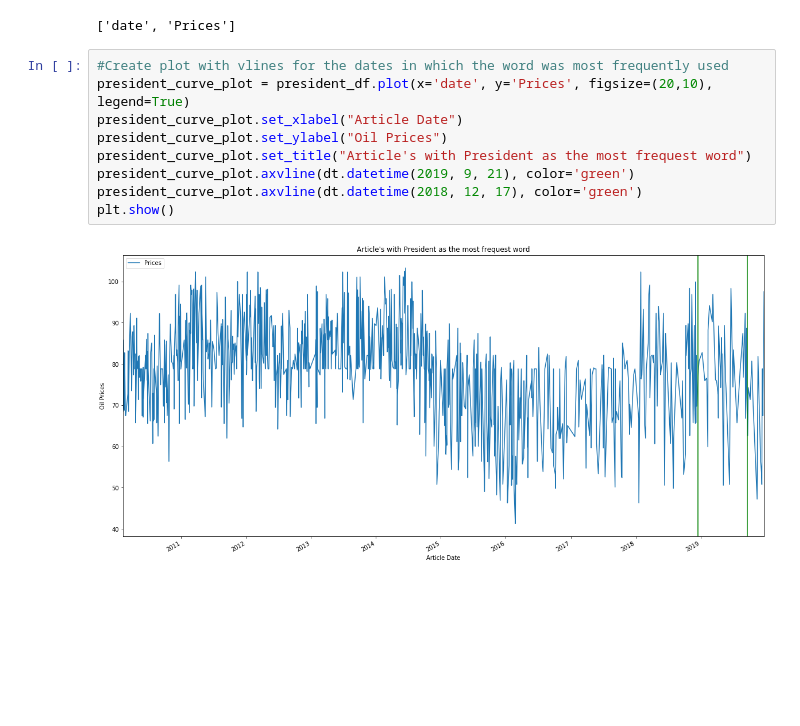
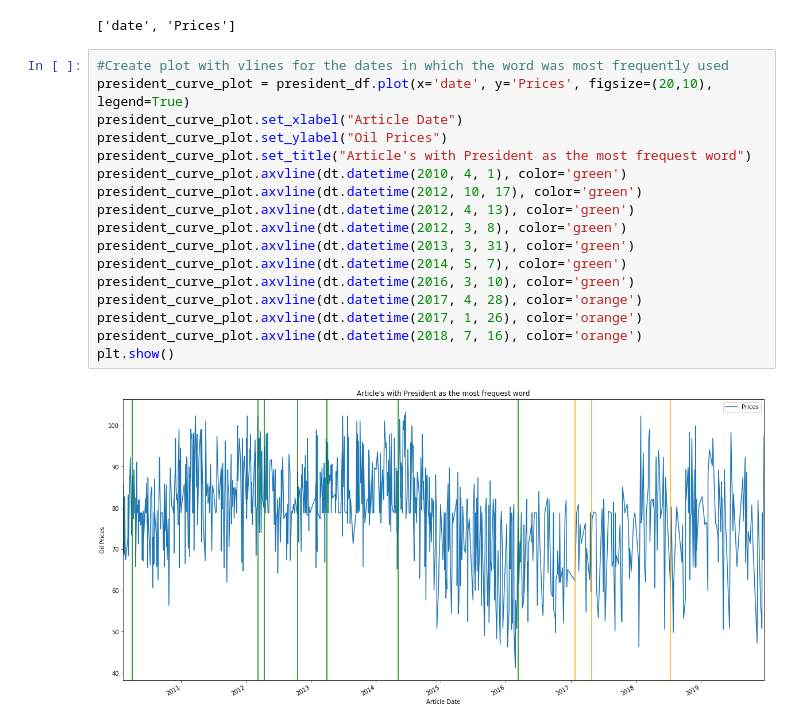
Before and after one commit to treyhunold/project_1, a Jupyter notebook: Visualizations/President_visualization.ipynb, the cells around one changed output. Drawn from its saved outputs; the diff is of its cells as text; blank space fills up the shorter version.

Commit message:
Updated president visualizations as changes did not save

```diff
--- a/Visualizations/President_visualization.ipynb
+++ b/Visualizations/President_visualization.ipynb
@@ -31,11 +34,19 @@ list(president_df.columns.values)
 # %%
 #Create plot with vlines for the dates in which the word was most frequently used
 president_curve_plot = president_df.plot(x='date', y='Prices', figsize=(20,10), legend=True)
 president_curve_plot.set_xlabel("Article Date")
 president_curve_plot.set_ylabel("Oil Prices")
 president_curve_plot.set_title("Article's with President as the most frequest word")
-president_curve_plot.axvline(dt.datetime(2019, 9, 21), color='green')
-president_curve_plot.axvline(dt.datetime(2018, 12, 17), color='green')
+president_curve_plot.axvline(dt.datetime(2010, 4, 1), color='green')
+president_curve_plot.axvline(dt.datetime(2012, 10, 17), color='green')
+president_curve_plot.axvline(dt.datetime(2012, 4, 13), color='green')
+president_curve_plot.axvline(dt.datetime(2012, 3, 8), color='green')
+president_curve_plot.axvline(dt.datetime(2013, 3, 31), color='green')
+president_curve_plot.axvline(dt.datetime(2014, 5, 7), color='green')
+president_curve_plot.axvline(dt.datetime(2016, 3, 10), color='green')
+president_curve_plot.axvline(dt.datetime(2017, 4, 28), color='orange')
+president_curve_plot.axvline(dt.datetime(2017, 1, 26), color='orange')
+president_curve_plot.axvline(dt.datetime(2018, 7, 16), color='orange')
 plt.show()
 # %% [output]
-[figure, old version]
+[figure, new version]
```
Also changed, not shown: parts of 1 cell of this notebook.
